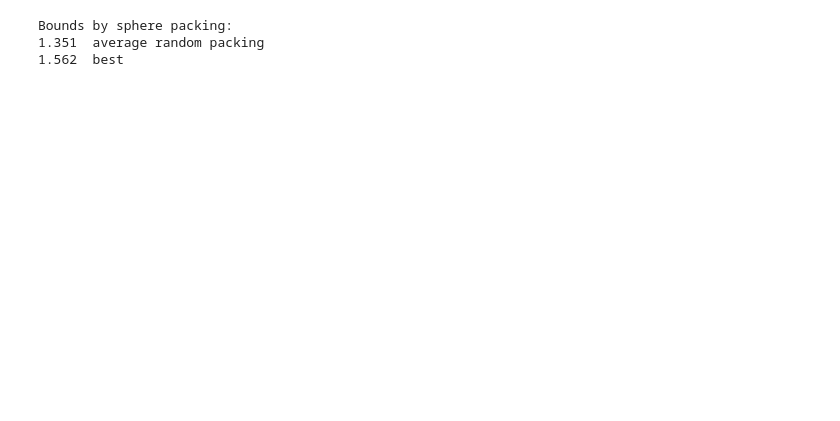
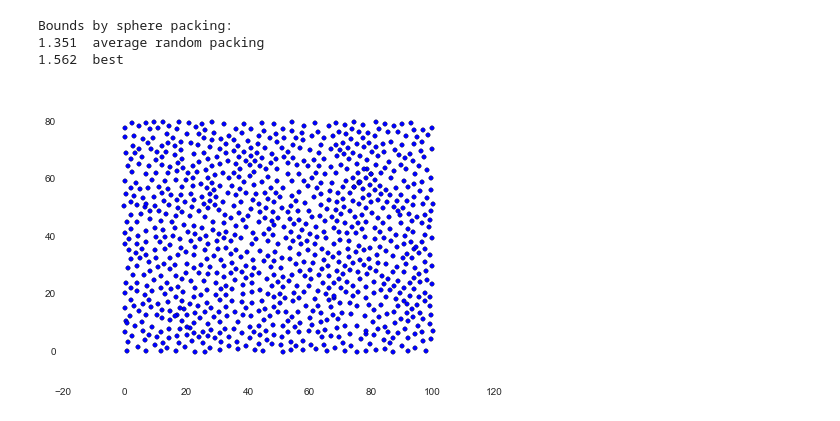
Before and after one commit to IHautaI/poisson-disc, a Jupyter notebook: poisson_disc.ipynb, the cells around one changed output. Drawn from its saved outputs; the diff is of its cells as text; code cells hidden in the pictures; blank space fills up the shorter version.

Commit message:
added taxicab examples

```diff
--- a/poisson_disc.ipynb
+++ b/poisson_disc.ipynb
@@ -102,3 +102,31 @@ print("{}  best".format(round(1/.64, 3)))
 Bounds by sphere packing:
 1.351  average random packing
 1.562  best
+# %%
+# switching to taxicab metric
+def distance(tup1, tup2):
+    return sum(abs(tup1[i] - tup2[i]) for i in range(len(tup1)))**2
+
+def generate(grid):
+    def func(point):
+        new = [random.choice([random.uniform(-grid.r*2, 0), random.uniform(0, grid.r*2)]) for _ in range(len(point))]
+        return tuple(new[i] + point[i] for i in range(len(point)))
+    return func
+
+def convert(point):
+    return point
+# %%
+r = 3
+length = 100
+width = 80
+grid = Grid(r, length, width)
+grid.distance = distance
+grid.generate = generate(grid)
+grid.convert = convert
+rand = (random.uniform(0, length), random.uniform(0, width))
+data = grid.poisson(rand, 30)
+# %%
+plt.scatter(*unzip(data))
+plt.subplots_adjust(left=1, right=2, bottom=1, top=2)
+# %% [output]
+[figure, added]
```
Also changed, not shown: parts of 10 cells of this notebook.
